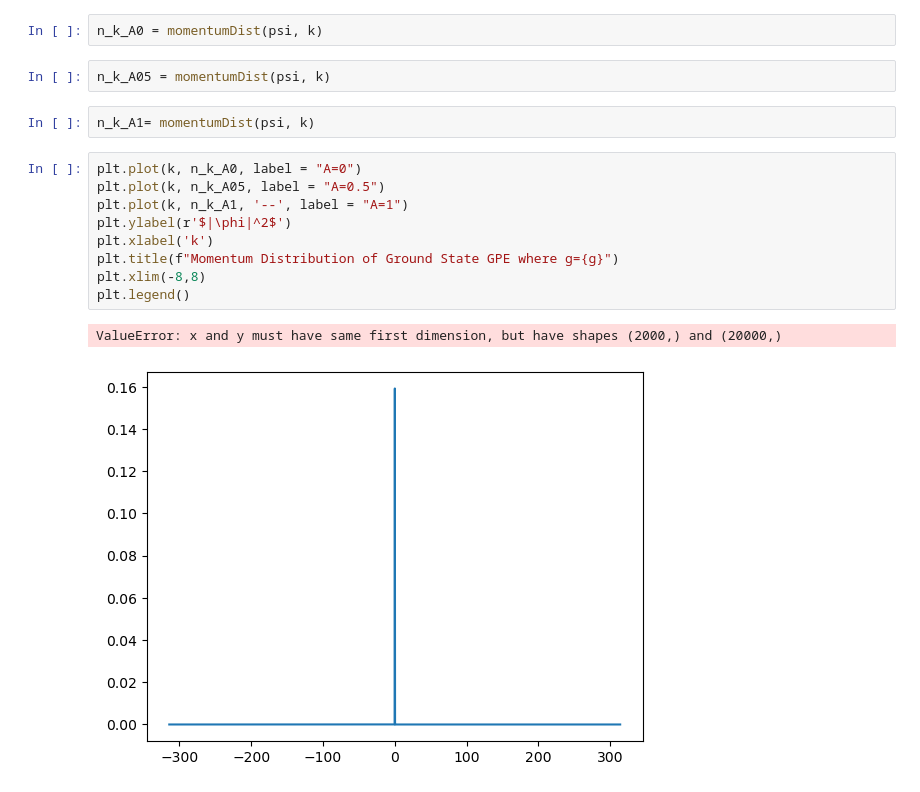
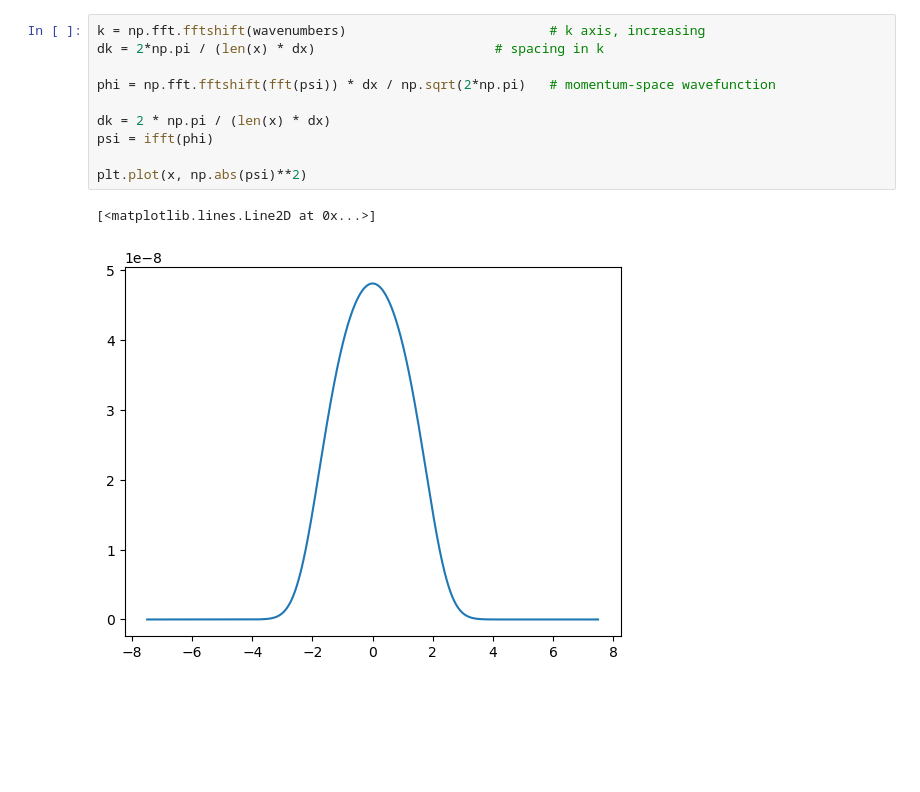
Before and after one commit to Bwimmin/Ground-State-GPE-, a Jupyter notebook: Ground State GPE .ipynb, the cells around one changed output. Drawn from its saved outputs; the diff is of its cells as text; blank space fills up the shorter version.

```diff
--- a/Ground State GPE .ipynb
+++ b/Ground State GPE .ipynb
@@ -240,18 +286,13 @@ plt.legend()
-# %%
-n_k_A0 = momentumDist(psi, k)
-# %%
-n_k_A05 = momentumDist(psi, k)
-# %%
-n_k_A1= momentumDist(psi, k)
-# %%
-plt.plot(k, n_k_A0, label = "A=0")
-plt.plot(k, n_k_A05, label = "A=0.5")
-plt.plot(k, n_k_A1, '--', label = "A=1")
-plt.ylabel(r'$|\phi|^2$')
-plt.xlabel('k')
-plt.title(f"Momentum Distribution of Ground State GPE where g={g}")
-plt.xlim(-8,8)
-plt.legend()
-# %% [output]
-ValueError: x and y must have same first dimension, but have shapes (2000,) and (20000,)
-[figure, removed]
+# %%
+k = np.fft.fftshift(wavenumbers)                          # k axis, increasing
+dk = 2*np.pi / (len(x) * dx)                       # spacing in k
+
+phi = np.fft.fftshift(fft(psi)) * dx / np.sqrt(2*np.pi)   # momentum-space wavefunction
+
+dk = 2 * np.pi / (len(x) * dx)
+psi = ifft(phi)
+
+plt.plot(x, np.abs(psi)**2)
+# %% [output]
+[<matplotlib.lines.Line2D at 0x...>]
+[figure, added]
```
Also changed, not shown: parts of 20 cells of this notebook.
